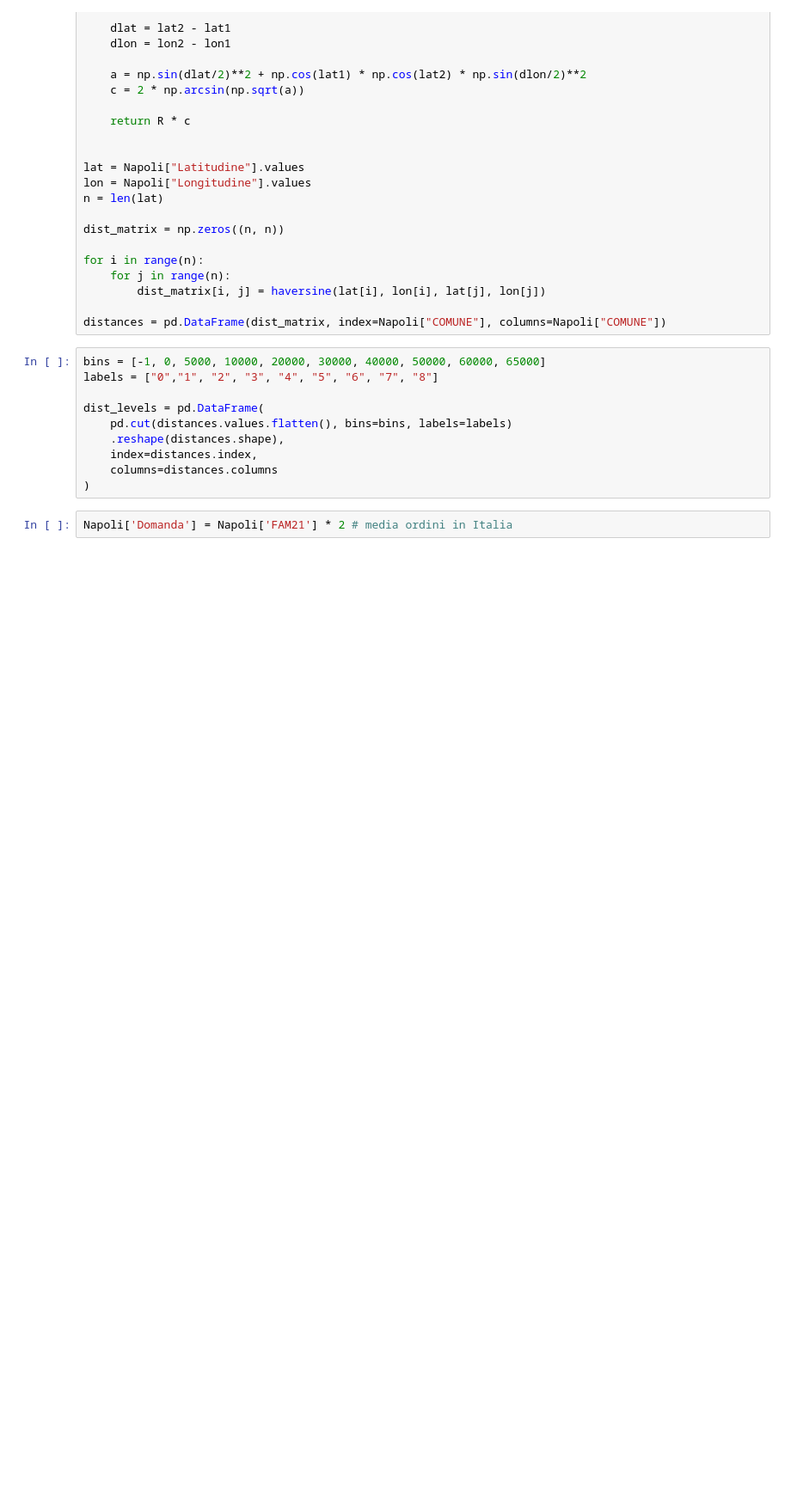
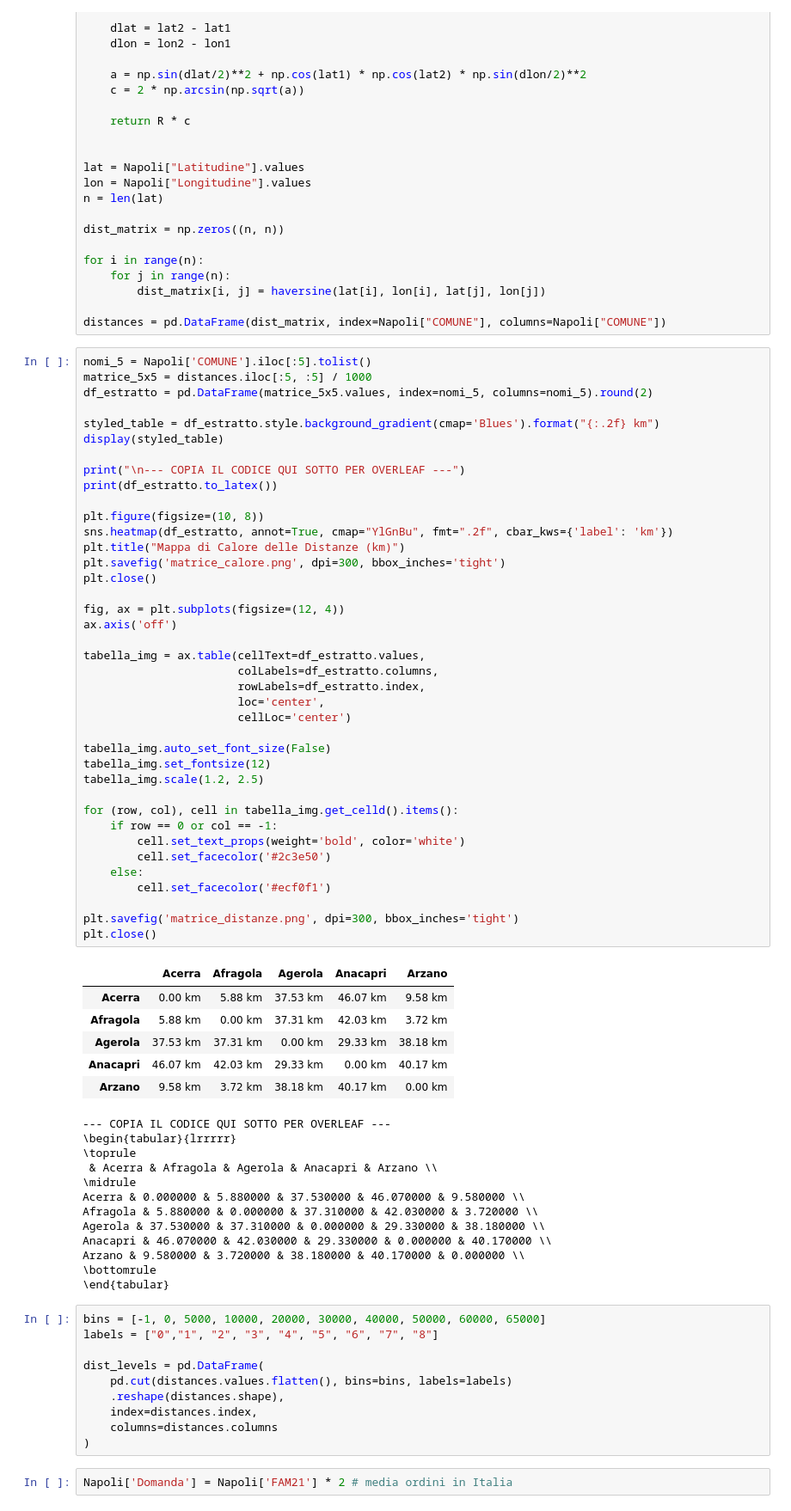
Before and after one commit to AngCap7/Parcel-Lockers-Location, a Jupyter notebook: project.ipynb, the cells around one changed output. Shown at 86% size. Cells and saved outputs as stored; diff of their text form; blank space fills up the shorter version.

```diff
--- a/project.ipynb
+++ b/project.ipynb
@@ -76,6 +79,64 @@ for i in range(n):
         dist_matrix[i, j] = haversine(lat[i], lon[i], lat[j], lon[j])
 
 distances = pd.DataFrame(dist_matrix, index=Napoli["COMUNE"], columns=Napoli["COMUNE"])
+# %%
+nomi_5 = Napoli['COMUNE'].iloc[:5].tolist()
+matrice_5x5 = distances.iloc[:5, :5] / 1000
+df_estratto = pd.DataFrame(matrice_5x5.values, index=nomi_5, columns=nomi_5).round(2)
+
+styled_table = df_estratto.style.background_gradient(cmap='Blues').format("{:.2f} km")
+display(styled_table)
+
+print("\n--- COPIA IL CODICE QUI SOTTO PER OVERLEAF ---")
+print(df_estratto.to_latex())
+
+plt.figure(figsize=(10, 8))
+sns.heatmap(df_estratto, annot=True, cmap="YlGnBu", fmt=".2f", cbar_kws={'label': 'km'})
+plt.title("Mappa di Calore delle Distanze (km)")
+plt.savefig('matrice_calore.png', dpi=300, bbox_inches='tight')
+plt.close()
+
+fig, ax = plt.subplots(figsize=(12, 4))
+ax.axis('off')
+
+tabella_img = ax.table(cellText=df_estratto.values,
+                       colLabels=df_estratto.columns,
+                       rowLabels=df_estratto.index,
+                       loc='center',
+                       cellLoc='center')
+
+tabella_img.auto_set_font_size(False)
+tabella_img.set_fontsize(12)
+tabella_img.scale(1.2, 2.5)
+
+for (row, col), cell in tabella_img.get_celld().items():
+    if row == 0 or col == -1:
+        cell.set_text_props(weight='bold', color='white')
+        cell.set_facecolor('#2c3e50')
+    else:
+        cell.set_facecolor('#ecf0f1')
+
+plt.savefig('matrice_distanze.png', dpi=300, bbox_inches='tight')
+plt.close()
+# %% [output]
+|  | Acerra | Afragola | Agerola | Anacapri | Arzano |
+| Acerra | 0.00 km | 5.88 km | 37.53 km | 46.07 km | 9.58 km |
+| Afragola | 5.88 km | 0.00 km | 37.31 km | 42.03 km | 3.72 km |
+| Agerola | 37.53 km | 37.31 km | 0.00 km | 29.33 km | 38.18 km |
+| Anacapri | 46.07 km | 42.03 km | 29.33 km | 0.00 km | 40.17 km |
+| Arzano | 9.58 km | 3.72 km | 38.18 km | 40.17 km | 0.00 km |
+--- COPIA IL CODICE QUI SOTTO PER OVERLEAF ---
+\begin{tabular}{lrrrrr}
+\toprule
+ & Acerra & Afragola & Agerola & Anacapri & Arzano \\
+\midrule
+Acerra & 0.000000 & 5.880000 & 37.530000 & 46.070000 & 9.580000 \\
+Afragola & 5.880000 & 0.000000 & 37.310000 & 42.030000 & 3.720000 \\
+Agerola & 37.530000 & 37.310000 & 0.000000 & 29.330000 & 38.180000 \\
+Anacapri & 46.070000 & 42.030000 & 29.330000 & 0.000000 & 40.170000 \\
+Arzano & 9.580000 & 3.720000 & 38.180000 & 40.170000 & 0.000000 \\
+\bottomrule
+\end{tabular}
 # %%
 bins = [-1, 0, 5000, 10000, 20000, 30000, 40000, 50000, 60000, 65000]
 labels = ["0","1", "2", "3", "4", "5", "6", "7", "8"]
```
Also changed, not shown: parts of 7 cells of this notebook, 3 other files.
